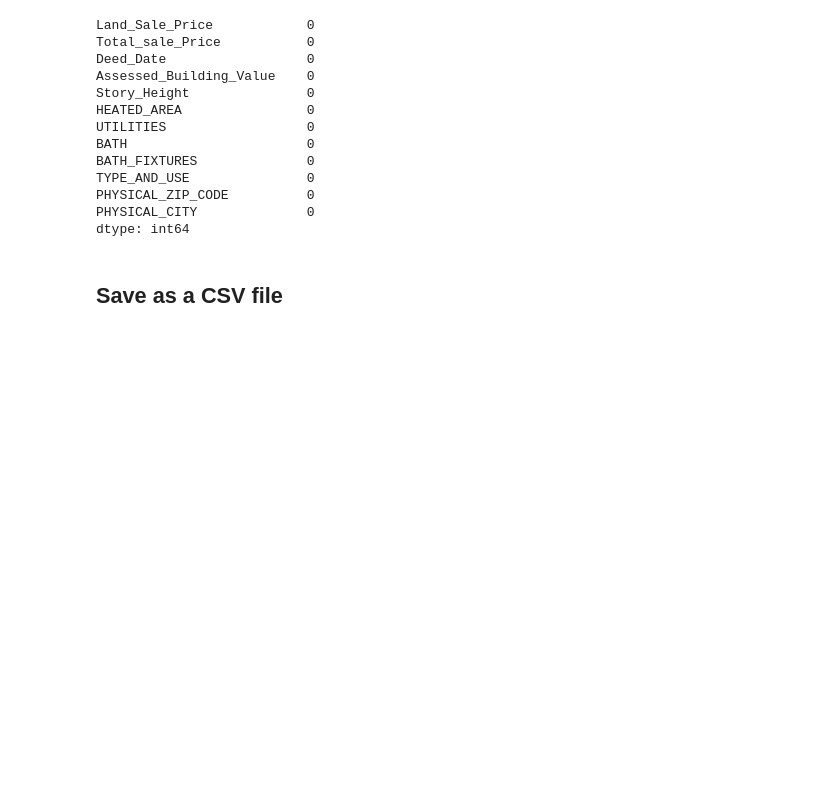
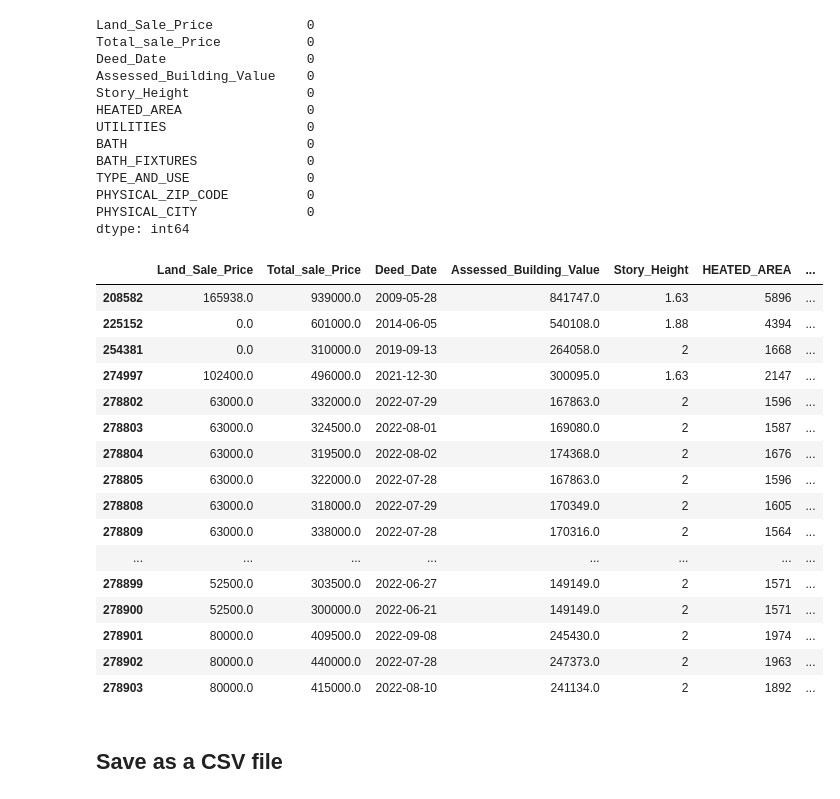
Before and after one commit to alisongh/SIADS-696-Milestone-II, a Jupyter notebook: 01_house_price.ipynb, the cells around one changed output. Cells and saved outputs as stored; diff of their text form; code cells hidden in the pictures; blank space fills up the shorter version.

Commit message:
found and filled out missing city and zip code

```diff
--- a/01_house_price.ipynb
+++ b/01_house_price.ipynb
@@ -4,7 +4,9 @@ import datetime
 # %%
 house_file_path = "assets\house_price.csv"
 used_columns_list = ['Land_Sale_Price', 'Total_sale_Price', 'Deed_Date', 'Assessed_Building_Value', 'Story_Height', 'HEATED_AREA',
-       'UTILITIES', 'Remodeled_Year', 'BATH', 'BATH_FIXTURES', 'TYPE_AND_USE', 'PHYSICAL_ZIP_CODE', 'PHYSICAL_CITY']
+       'UTILITIES', 'Remodeled_Year', 'BATH', 'BATH_FIXTURES', 'TYPE_AND_USE', 'PHYSICAL_ZIP_CODE', 'PHYSICAL_CITY', 'Street_Number',
+       'Street_Prefix', 'Street_Name', 'Township']
 wake_cities = ['APEX', 'CARY', 'FUQUAY VARINA', 'GARNER', 'HOLLY SPRINGS', 'KNIGHTDALE', 'MORRISVILLE', 'RALEIGH', 'ROLESVILLE', 'WAKE FOREST', 'WENDELL', 'ZEBULON']
+column_dropna = ['UTILITIES', 'BATH', 'Story_Height']
 # %%
 def read_csv(file_path, print_columns=False):
@@ -127,9 +181,12 @@ updated_house_price = format_date(updated_house_price, 'Remodeled_Year')
 updated_house_price = format_date(updated_house_price, 'Deed_Date')
 updated_house_price = fill_drop_na(updated_house_price, 'PHYSICAL_ZIP_CODE')
 updated_house_price = fill_drop_na(updated_house_price, 'HEATED_AREA')
-updated_house_price = format_price_value(updated_house_price, 'Land_Sale_Price', 'float', replace=True)
-updated_house_price = format_price_value(updated_house_price, 'Total_sale_Price', 'float', replace=True)
-updated_house_price = format_price_value(updated_house_price, 'Assessed_Building_Value', 'float', replace=True)
+updated_house_price = format_price_value(updated_house_price, 'Land_Sale_Price',
+                                        'float', replace=True)
+updated_house_price = format_price_value(updated_house_price, 'Total_sale_Price',
+                                        'float', replace=True)
+updated_house_price = format_price_value(updated_house_price, 'Assessed_Building_Value',
+                                        'float', replace=True)
 # %% [output]
 Remodeled_Year is converted successfully
 Deed_Date is converted successfully
@@ -211,6 +249,26 @@ TYPE_AND_USE               0
 PHYSICAL_ZIP_CODE          0
 PHYSICAL_CITY              0
 dtype: int64
+# %%
+updated_house_price[updated_house_price['PHYSICAL_ZIP_CODE'] == 0]
+# %% [output]
+|  | Land_Sale_Price | Total_sale_Price | Deed_Date | Assessed_Building_Value | Story_Height | HEATED_AREA | ... |
+| 208582 | 165938.0 | 939000.0 | 2009-05-28 | 841747.0 | 1.63 | 5896 | ... |
+| 225152 | 0.0 | 601000.0 | 2014-06-05 | 540108.0 | 1.88 | 4394 | ... |
+| 254381 | 0.0 | 310000.0 | 2019-09-13 | 264058.0 | 2 | 1668 | ... |
+| 274997 | 102400.0 | 496000.0 | 2021-12-30 | 300095.0 | 1.63 | 2147 | ... |
+| 278802 | 63000.0 | 332000.0 | 2022-07-29 | 167863.0 | 2 | 1596 | ... |
+| 278803 | 63000.0 | 324500.0 | 2022-08-01 | 169080.0 | 2 | 1587 | ... |
+| 278804 | 63000.0 | 319500.0 | 2022-08-02 | 174368.0 | 2 | 1676 | ... |
+| 278805 | 63000.0 | 322000.0 | 2022-07-28 | 167863.0 | 2 | 1596 | ... |
+| 278808 | 63000.0 | 318000.0 | 2022-07-29 | 170349.0 | 2 | 1605 | ... |
+| 278809 | 63000.0 | 338000.0 | 2022-07-28 | 170316.0 | 2 | 1564 | ... |
+| ... | ... | ... | ... | ... | ... | ... | ... |
+| 278899 | 52500.0 | 303500.0 | 2022-06-27 | 149149.0 | 2 | 1571 | ... |
+| 278900 | 52500.0 | 300000.0 | 2022-06-21 | 149149.0 | 2 | 1571 | ... |
+| 278901 | 80000.0 | 409500.0 | 2022-09-08 | 245430.0 | 2 | 1974 | ... |
+| 278902 | 80000.0 | 440000.0 | 2022-07-28 | 247373.0 | 2 | 1963 | ... |
+| 278903 | 80000.0 | 415000.0 | 2022-08-10 | 241134.0 | 2 | 1892 | ... |
 # %% [markdown]
 ## Save as a CSV file
 # %%
```
Also changed, not shown: parts of 3 cells of this notebook, 4 other files.
